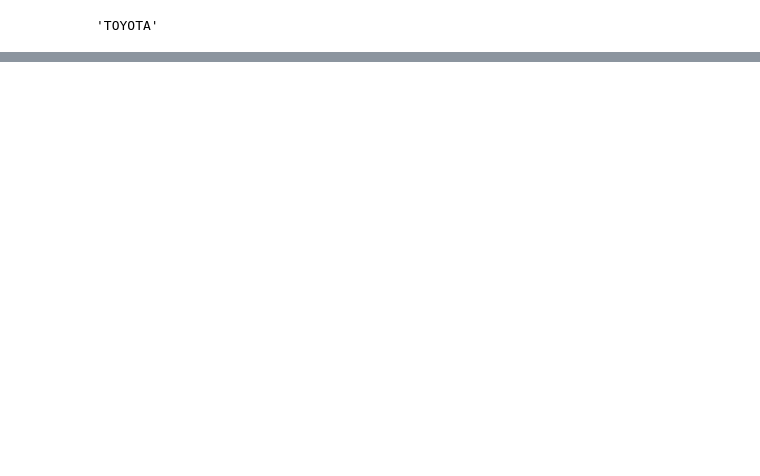
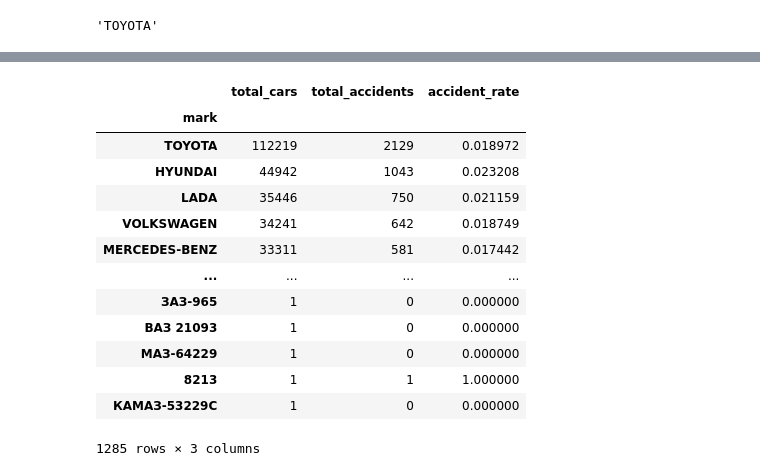
Before and after one commit to EFysl57/risk---, a Jupyter notebook: code.ipynb, the cells around one changed output, grey strips where cells are left out. Saved outputs shown, nothing was run; the diff lists cells and outputs as text; code cells hidden in the pictures; blank space fills up the shorter version.

```diff
--- a/code.ipynb
+++ b/code.ipynb
@@ -200,0 +143,21 @@ Name: count, Length: 1524, dtype: int64
+# %%
+df_obj = df.select_dtypes('object')
+df[df_obj.columns] = df_obj.apply(lambda x: x.str.strip())
+# %%
+df['mark'] = df['mark'].replace(r'ЛАДА[\w\s\d\-]*', 'LADA')
+df['mark'] = df['mark'].replace(r'MERCEDES[\w\s\d\-]*', 'MERCEDES-BENZ', regex=True)
+df['mark'] = df['mark'].replace(r'ВАЗ[\w\s\d\-]*', 'LADA')
+
+df['mark'] = df['mark'].replace(r'ЛАДА[\w\-\s]*', 'LADA', regex=True)
+df['mark'] = df['mark'].replace(r"LADA[\w\-\s]*", 'LADA', regex=True)
+
+df['mark'] = df['mark'].replace(r"HYUNDAI[\w\-\s]*", 'HYUNDAI', regex=True)
+
+
+df['mark'] = df['mark'].replace(r'BMW[\w\s\d\-]*', 'BMW', regex=True)
+df['mark'] = df['mark'].replace(r'ГАЗ[\w\s\d\-]*', 'GAZ', regex=True)
+
+df['mark'] = df['mark'].replace('CEVROLET', 'CHEVROLET', regex=True)
+# %%
+total_claims = df.groupby('mark')['is_claim'].sum()
+total_claims
@@ -200,0 +178,20 @@ Name: count, Length: 1524, dtype: int64
+# %%
+stats = pd.concat([df['mark'].value_counts(), total_claims], axis=1)
+stats.columns = ['total_cars', 'total_accidents']
+stats['accident_rate'] = stats['total_accidents'] / stats['total_cars']
+stats
+# %% [output]
+|  | total_cars | total_accidents | accident_rate |
+| mark |  |  |  |
+| TOYOTA | 112219 | 2129 | 0.018972 |
+| HYUNDAI | 44942 | 1043 | 0.023208 |
+| LADA | 35446 | 750 | 0.021159 |
+| VOLKSWAGEN | 34241 | 642 | 0.018749 |
+| MERCEDES-BENZ | 33311 | 581 | 0.017442 |
+| ... | ... | ... | ... |
+| ЗАЗ-965 | 1 | 0 | 0.000000 |
+| ВAЗ 21093 | 1 | 0 | 0.000000 |
+| МАЗ-64229 | 1 | 0 | 0.000000 |
+| 8213 | 1 | 1 | 1.000000 |
+| КАМАЗ-53229C | 1 | 0 | 0.000000 |
+1285 rows × 3 columns
```
Also changed, not shown: parts of 19 cells of this notebook.
